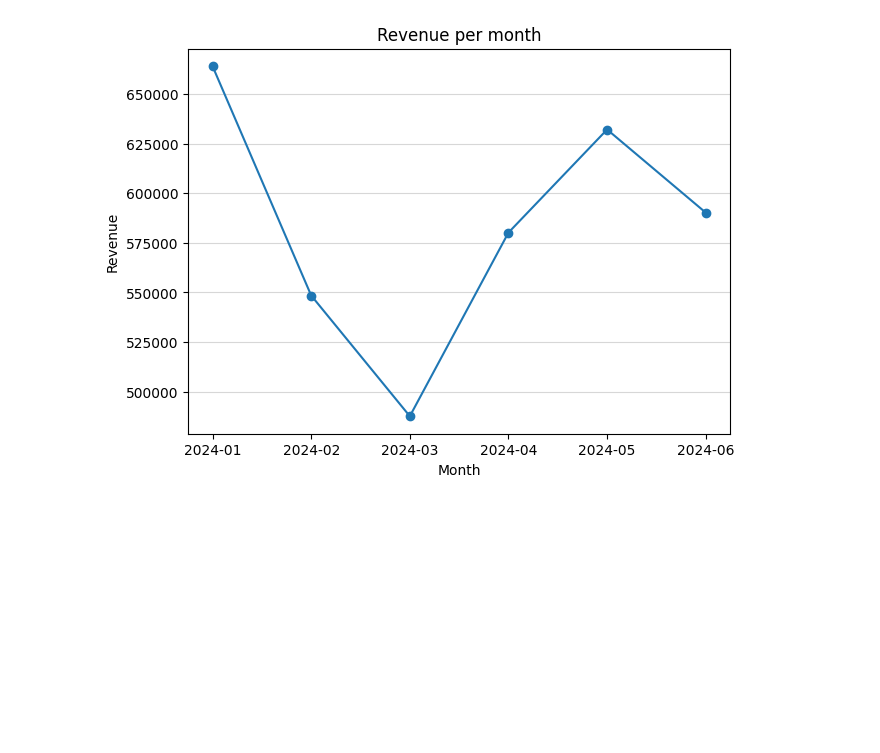
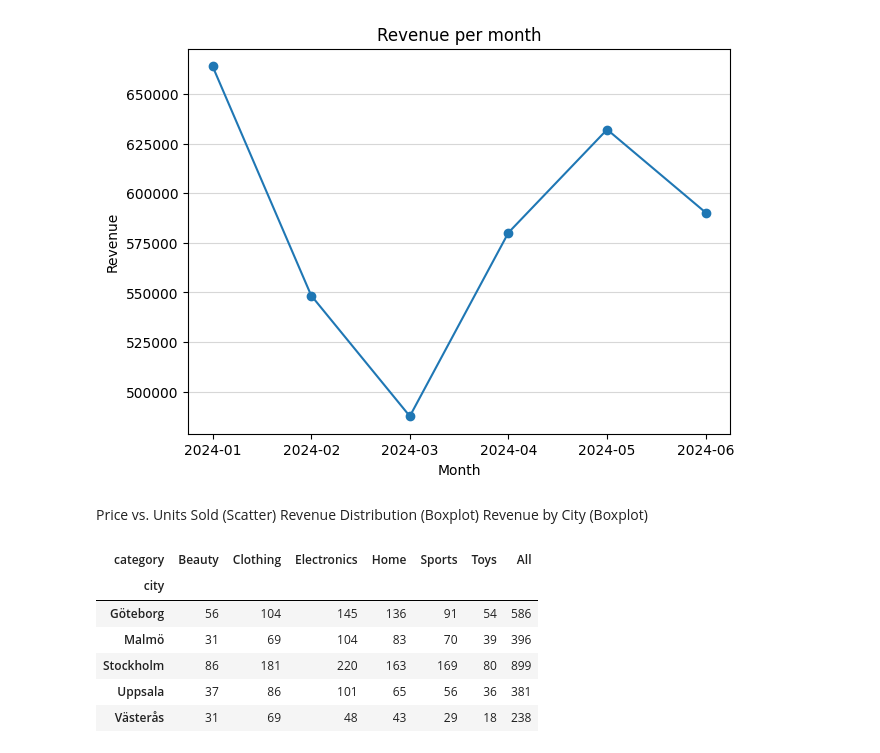
Before and after one commit to IreneGrisenti/E-handel, a Jupyter notebook: report.ipynb, the cells around one changed output. Drawn from its saved outputs; the diff is of its cells as text; code cells hidden in the pictures; blank space fills up the shorter version.

Commit message:
created pivot table

```diff
--- a/report.ipynb
+++ b/report.ipynb
@@ -112,3 +112,27 @@ line(ax, df_monthly_revenue["month"], df_monthly_revenue["rev_per_month"],"Reven
 plt.show()
 # %% [output]
 [figure]
+# %% [markdown]
+Price vs. Units Sold (Scatter)
+Revenue Distribution (Boxplot)
+Revenue by City (Boxplot)
+# %%
+piv = pd.pivot_table(
+    df_clean,
+    index="city",
+    columns="category",
+    values="order_id",
+    aggfunc="nunique",
+    fill_value=0,
+    margins=True)
+
+piv.to_csv("data/pivot_city_x_category.csv")
+piv.head()
+# %% [output]
+| category | Beauty | Clothing | Electronics | Home | Sports | Toys | All |
+| city |  |  |  |  |  |  |  |
+| Göteborg | 56 | 104 | 145 | 136 | 91 | 54 | 586 |
+| Malmö | 31 | 69 | 104 | 83 | 70 | 39 | 396 |
+| Stockholm | 86 | 181 | 220 | 163 | 169 | 80 | 899 |
+| Uppsala | 37 | 86 | 101 | 65 | 56 | 36 | 381 |
+| Västerås | 31 | 69 | 48 | 43 | 29 | 18 | 238 |
```
Also changed, not shown: parts of 2 cells of this notebook, 1 other file.
